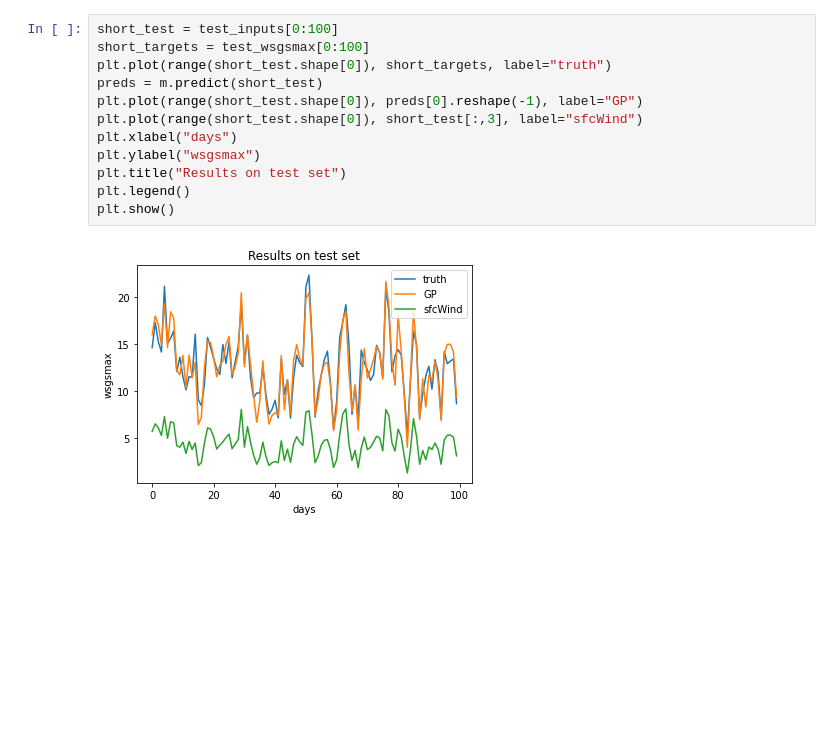
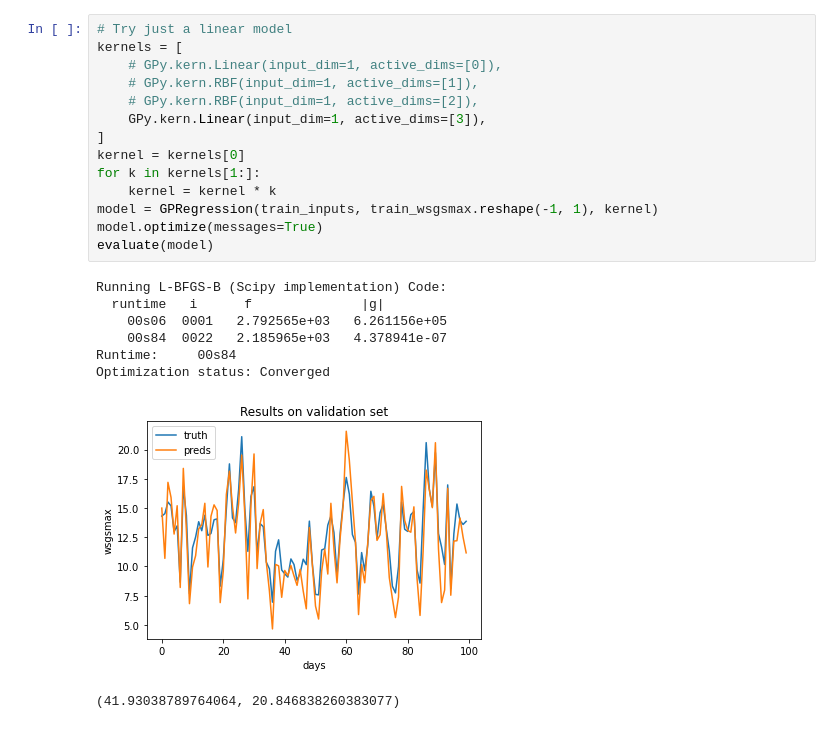
Before and after one commit to dantsai123/wind, a Jupyter notebook: single_point.ipynb, the cells around one changed output. Saved outputs shown, nothing was run; the diff lists cells and outputs as text; blank space fills up the shorter version.

```diff
--- a/single_point.ipynb
+++ b/single_point.ipynb
@@ -84,14 +130,23 @@ plt.show()
-# %%
-short_test = test_inputs[0:100]
-short_targets = test_wsgsmax[0:100]
-plt.plot(range(short_test.shape[0]), short_targets, label="truth")
-preds = m.predict(short_test)
-plt.plot(range(short_test.shape[0]), preds[0].reshape(-1), label="GP")
-plt.plot(range(short_test.shape[0]), short_test[:,3], label="sfcWind")
-plt.xlabel("days")
-plt.ylabel("wsgsmax")
-plt.title("Results on test set")
-plt.legend()
-plt.show()
-# %% [output]
-[figure, removed]
+# %%
+# Try just a linear model
+kernels = [
+    # GPy.kern.Linear(input_dim=1, active_dims=[0]),
+    # GPy.kern.RBF(input_dim=1, active_dims=[1]),
+    # GPy.kern.RBF(input_dim=1, active_dims=[2]),
+    GPy.kern.Linear(input_dim=1, active_dims=[3]),
+]
+kernel = kernels[0]
+for k in kernels[1:]:
+    kernel = kernel * k
+model = GPRegression(train_inputs, train_wsgsmax.reshape(-1, 1), kernel)
+model.optimize(messages=True)
+evaluate(model)
+# %% [output]
+Running L-BFGS-B (Scipy implementation) Code:
+  runtime   i      f              |g|
+    00s06  0001   2.792565e+03   6.261156e+05
+    00s84  0022   2.185965e+03   4.378941e-07
+Runtime:     00s84
+Optimization status: Converged
+[figure, added]
+(41.93038789764064, 20.846838260383077)
```
Also changed, not shown: parts of 10 cells of this notebook.
